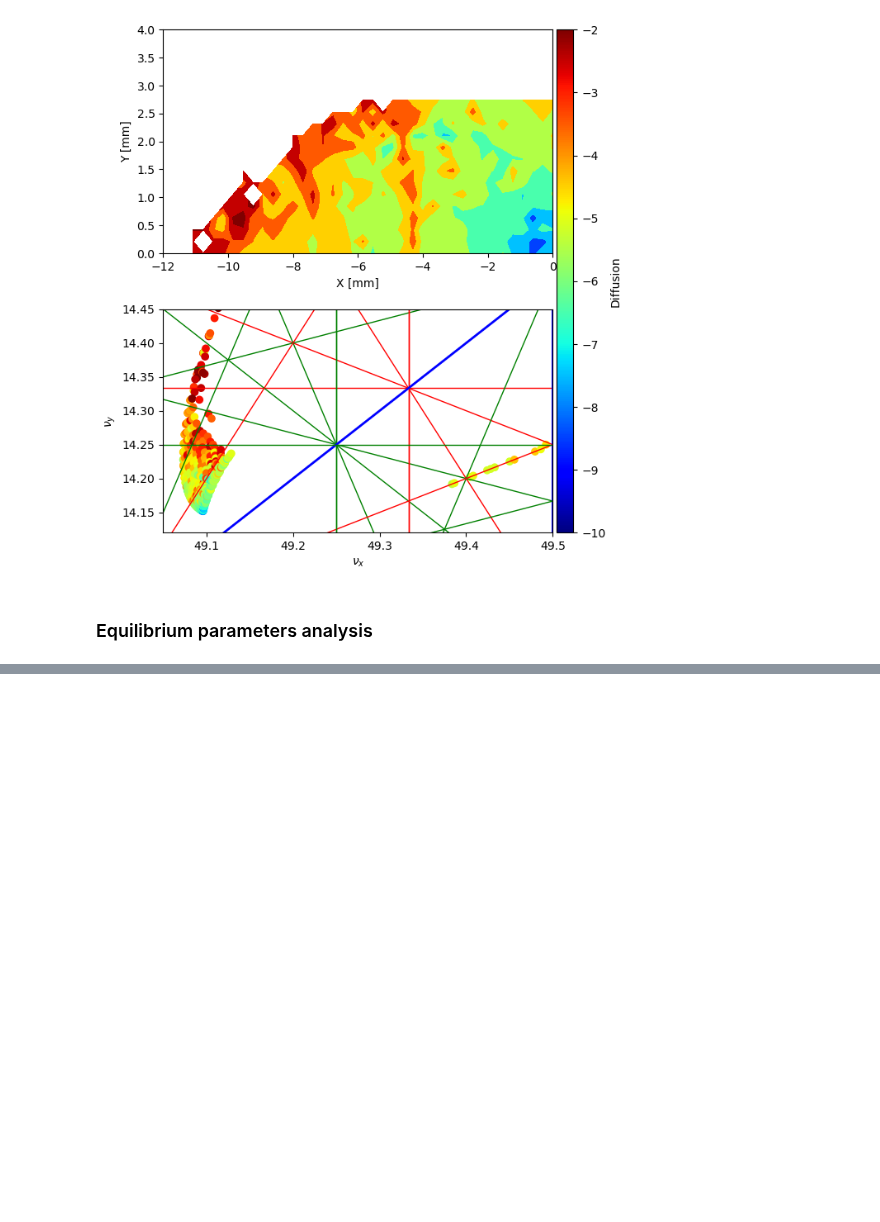
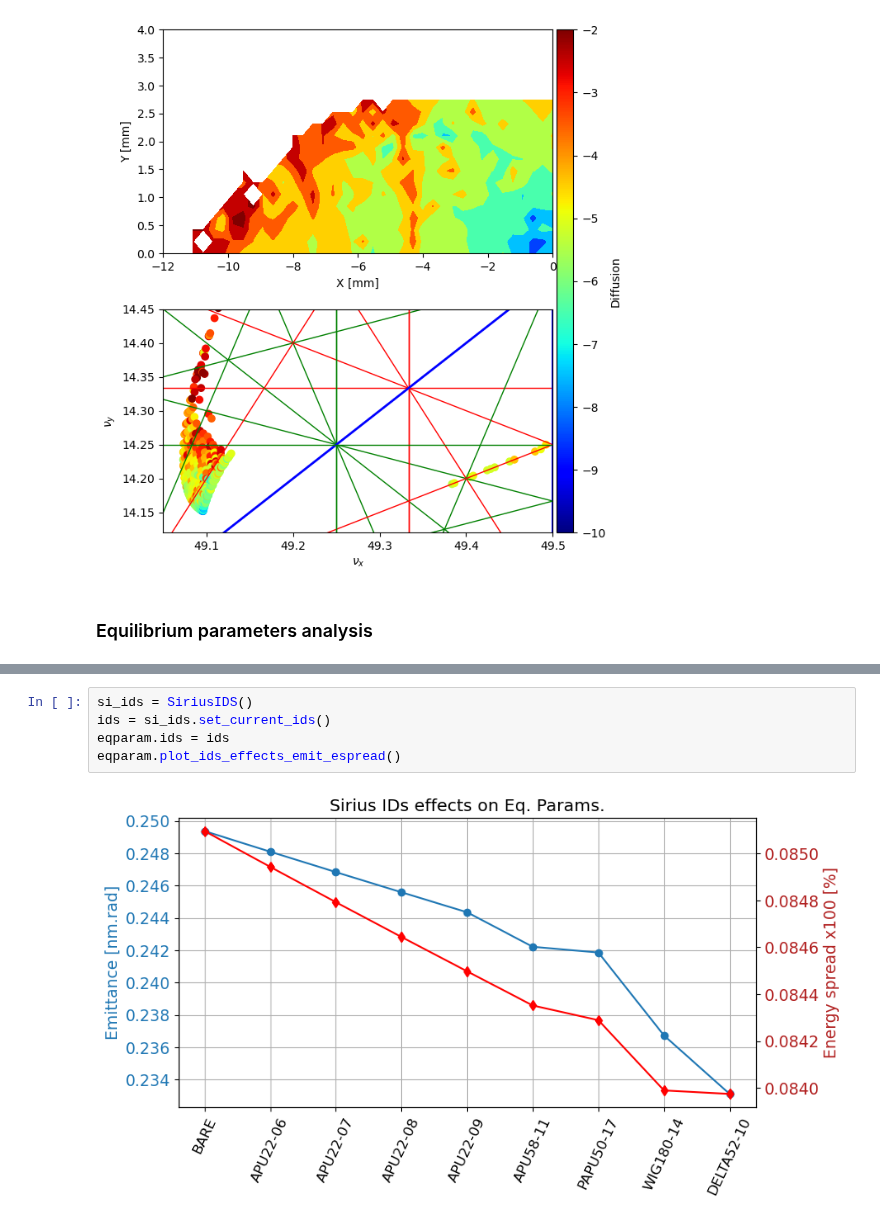
Before and after one commit to lnls-fac/idanalysis, a Jupyter notebook: idanalysis/idanalysis_tutorial.ipynb, the cells around one changed output, grey strips where cells are left out. Cells and saved outputs as stored; diff of their text form; blank space fills up the shorter version.

Commit message:
add some sirius ids configurations

```diff
--- a/idanalysis/idanalysis_tutorial.ipynb
+++ b/idanalysis/idanalysis_tutorial.ipynb
@@ -349,0 +344,7 @@ emitx, emity, spread, taux, tauy, taue = eqparam.calc_total_effect_on_eqparams()
+# %%
+si_ids = SiriusIDS()
+ids = si_ids.set_current_ids()
+eqparam.ids = ids
+eqparam.plot_ids_effects_emit_espread()
+# %% [output]
+[figure, added]
```
Also changed, not shown: parts of 4 cells of this notebook, 2 other files.
